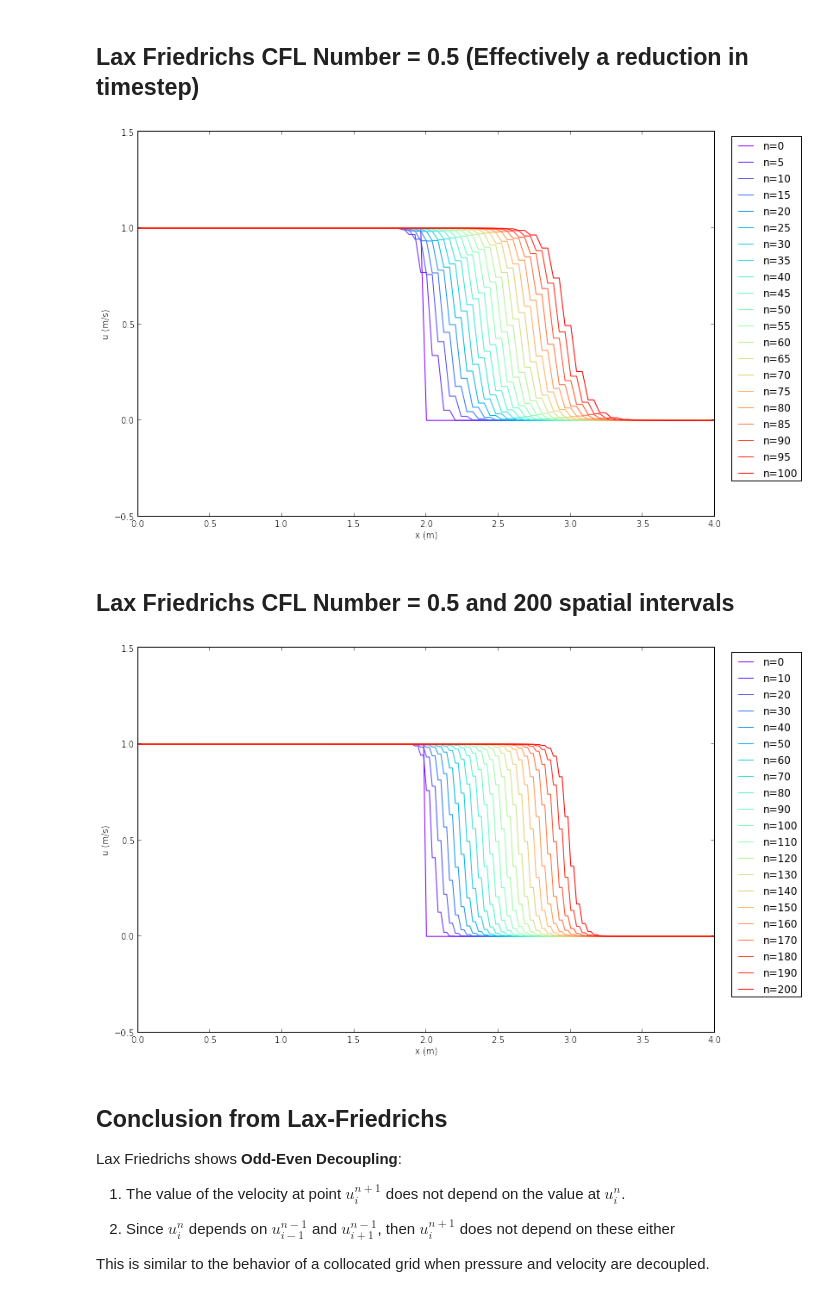
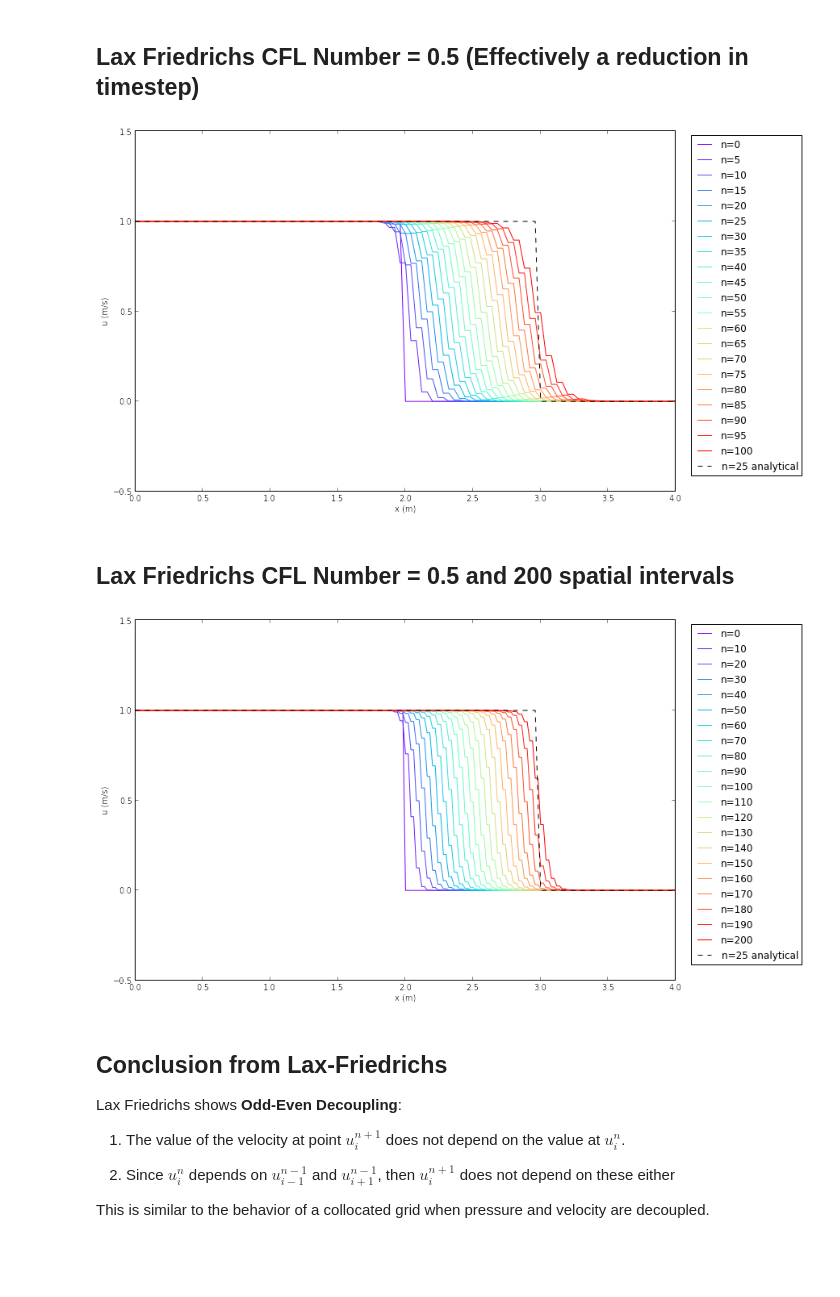
Before and after one commit to en9apr/sphinx, a Jupyter notebook: Lax_Friedrichs_Lax_Wendroff_and_MacCormack_Schemes.ipynb, the cells around one changed output. Drawn from its saved outputs; the diff is of its cells as text; code cells hidden in the pictures; blank space fills up the shorter version.

```diff
--- a/Lax_Friedrichs_Lax_Wendroff_and_MacCormack_Schemes.ipynb
+++ b/Lax_Friedrichs_Lax_Wendroff_and_MacCormack_Schemes.ipynb
@@ -155,6 +155,29 @@ def initial_and_boundary_conditions(nx, nt):
     u[0:half,0] = 1.0
 
     return u
+# %%
+def analytical(sigma, nx, tmax, xmax):
+
+    # Increments
+    # dt = tmax/(nt-1)
+    # dx = (c * dt) / sigma
+    dx = xmax/(nx-1)
+    dt = dx*sigma
+    nt = int(0.5*sigma*tmax/dt + 1)
+
+    # Initial and Boundary Conditions
+    u = initial_and_boundary_conditions(nx, nt)
+
+    # X Loop
+    x = np.zeros(nx)
+    x = np.linspace(0.0,xmax,nx)
+
+    i = 1
+    # Loop - must loop as NumPy cannot be used for dependency reasons
+    for n in range(0,nt-1):
+        u[i:nx-1, n+1] = u[i-1:nx-2, n]
+
+    return u, x, nt
 # %%
 def lax_friedrichs_convection(sigma, nx, tmax, xmax):
     """
@@ -178,6 +201,7 @@ def lax_friedrichs_convection(sigma, nx, tmax, xmax):
     i = 1
     # Loop - must loop as NumPy cannot be used for dependency reasons
     for n in range(0,nt-1):
-        u[i:nx-1, n+1] = 0.5*(u[i-1:nx-2, n]+u[i+1:nx, n])-0.5*sigma*(F(u[i+1:nx, n])-F(u[i-1:nx-2, n]))
+        u[i:nx-1, n+1] = (0.5*(u[i-1:nx-2, n]+u[i+1:nx, n])-
+                         0.5*sigma*(F(u[i+1:nx, n])-F(u[i-1:nx-2, n])))
 
     return u, x, nt
@@ -184,7 +214,7 @@ def lax_friedrichs_convection(sigma, nx, tmax, xmax):
 # %%
 u1, x1, nt1 = lax_friedrichs_convection(1.0, 101, 2.0, 4.0)
 # %%
-def plot(u,x,NT, step):
+def plot(u,x,NT,u_analytical, x_analytical, NT2, step):
       """
       Plots the 1D velocity field
       """
@@ -197,10 +227,12 @@ def plot(u,x,NT, step):
       for n in range(0,NT,step):
          c=next(colour)
          ax.plot(x,u[:,n],linestyle='-',c=c,label='n='+str(n))
+      ax.plot(x_analytical,u_analytical[:,NT2-1],linestyle='--',c='k',label='n='+str(NT2-1)+' analytical')
       box=ax.get_position()
       ax.set_position([box.x0, box.y0, box.width*2,box.height*2])
       ax.legend( bbox_to_anchor=(1.02,1), loc=2)
       plt.ylim([-0.5,1.5])
+      plt.xlim([0.0,4.0])
       plt.xlabel('x (m)')
       plt.ylabel('u (m/s)')
       plt.show()
@@ -217,3 +249,5 @@ plot(u1, x1, nt1, 5)
+# %%
+u22, x22, nt22 = analytical(0.5, 101, 2.0, 4.0)
 # %%
 u2, x2, nt2 = lax_friedrichs_convection(0.5, 101, 2.0, 4.0)
 # %%
@@ -223,8 +257,8 @@ u2.shape
 # %% [markdown]
 ## Lax Friedrichs CFL Number = 0.5 (Effectively a reduction in timestep)
 # %%
-plot(u2, x2, nt2, 5)
+plot(u2, x2, nt2, u22, x22, nt22, 5)
 # %% [output]
-[figure, old version]
+[figure, new version]
 # %% [markdown]
 ## Lax Friedrichs CFL Number = 0.5 and 200 spatial intervals
@@ -231,9 +267,9 @@ plot(u2, x2, nt2, 5)
 # %%
 u2b, x2b, nt2b = lax_friedrichs_convection(0.5, 201, 2.0, 4.0)
 # %%
-plot(u2b, x2b, nt2b, 10)
+plot(u2b, x2b, nt2b, u22b, x22b, nt22b, 10)
 # %% [output]
-[figure, old version]
+[figure, new version]
 # %% [markdown]
 ## Conclusion from Lax-Friedrichs
 
```
Also changed, not shown: parts of 36 cells of this notebook, 22 other files.
